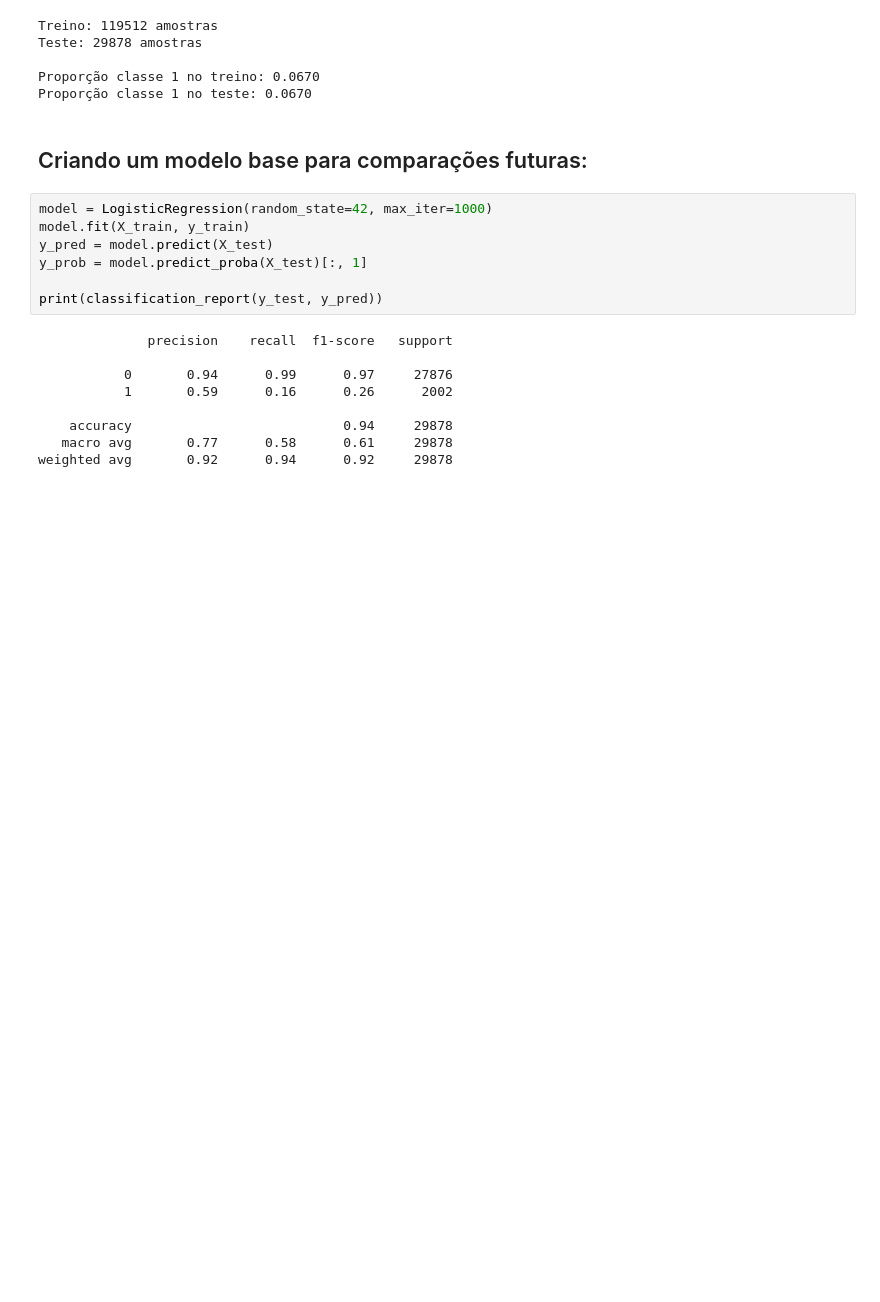
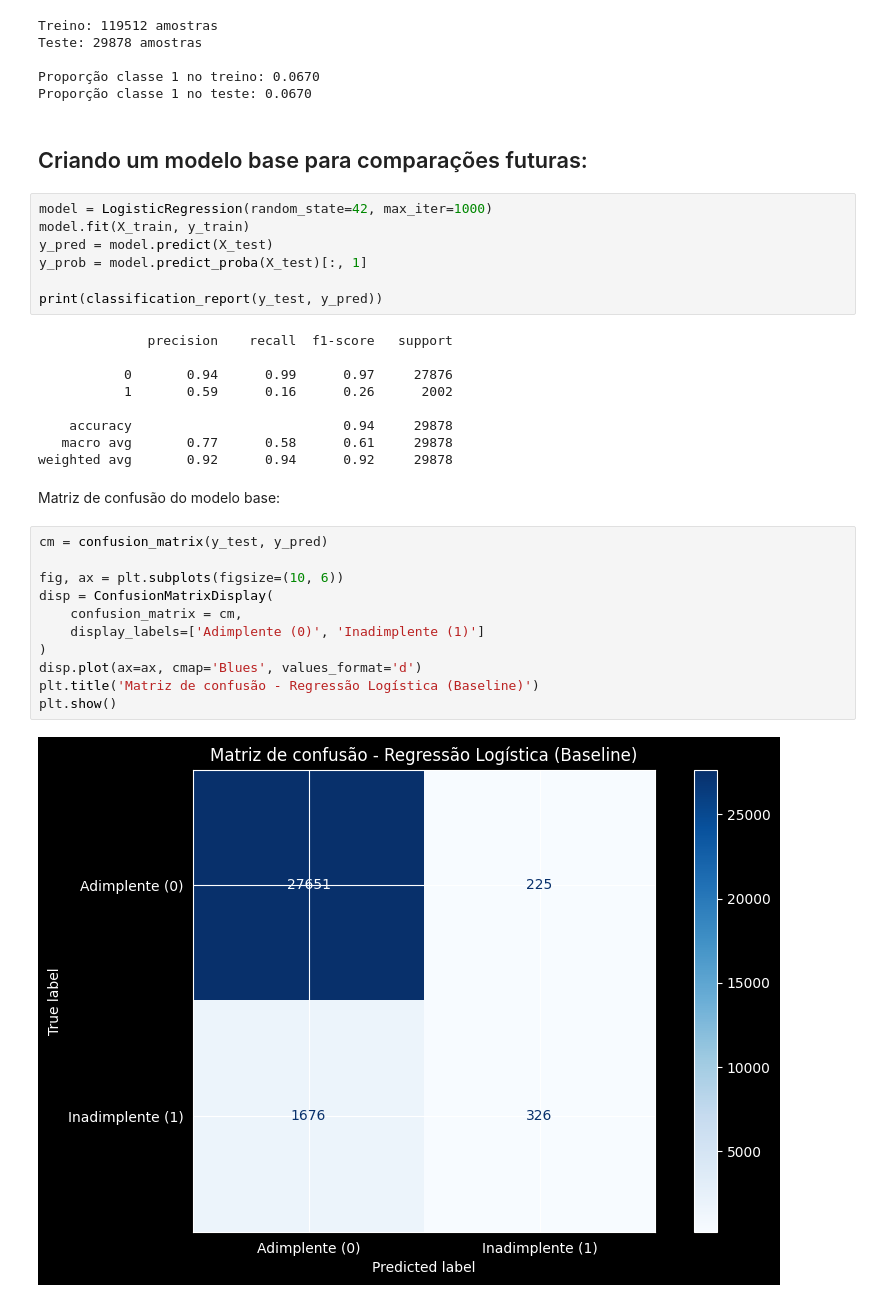
Before and after one commit to henriqueluza/Credit-Analysis-Model, a Jupyter notebook: notebooks/03_baseline_models.ipynb, the cells around one changed output. Drawn from its saved outputs; the diff is of its cells as text; blank space fills up the shorter version.

Commit message:
Plota matriz de confusão inicial

```diff
--- a/notebooks/03_baseline_models.ipynb
+++ b/notebooks/03_baseline_models.ipynb
@@ -96,3 +97,18 @@ print(classification_report(y_test, y_pred))
     accuracy                           0.94     29878
    macro avg       0.77      0.58      0.61     29878
 weighted avg       0.92      0.94      0.92     29878
+# %% [markdown]
+Matriz de confusão do modelo base:
+# %%
+cm = confusion_matrix(y_test, y_pred)
+
+fig, ax = plt.subplots(figsize=(10, 6))
+disp = ConfusionMatrixDisplay(
+    confusion_matrix = cm,
+    display_labels=['Adimplente (0)', 'Inadimplente (1)']
+)
+disp.plot(ax=ax, cmap='Blues', values_format='d')
+plt.title('Matriz de confusão - Regressão Logística (Baseline)')
+plt.show()
+# %% [output]
+[figure, added]
```
Also changed, not shown: parts of 1 cell of this notebook, 1 other file.
